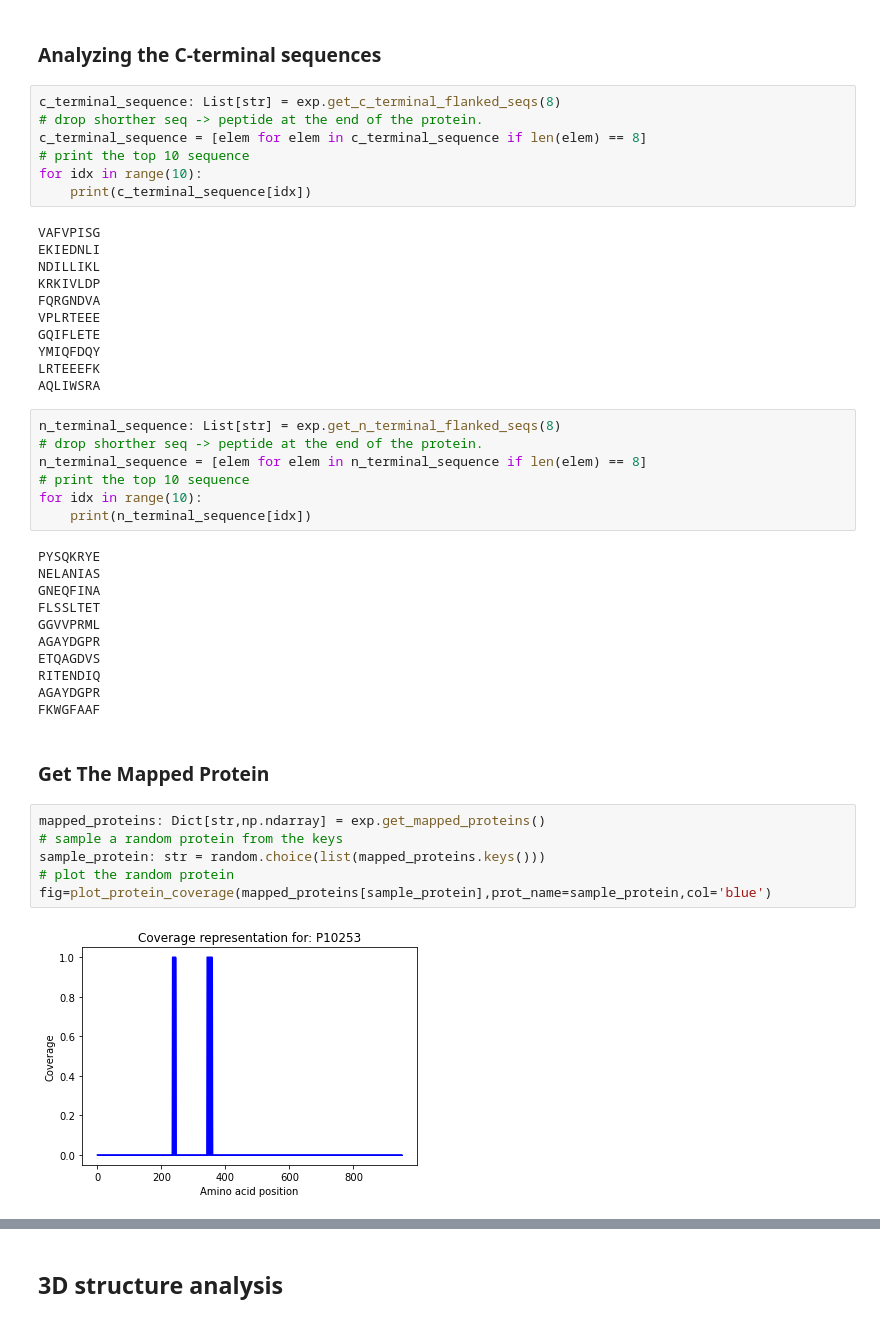
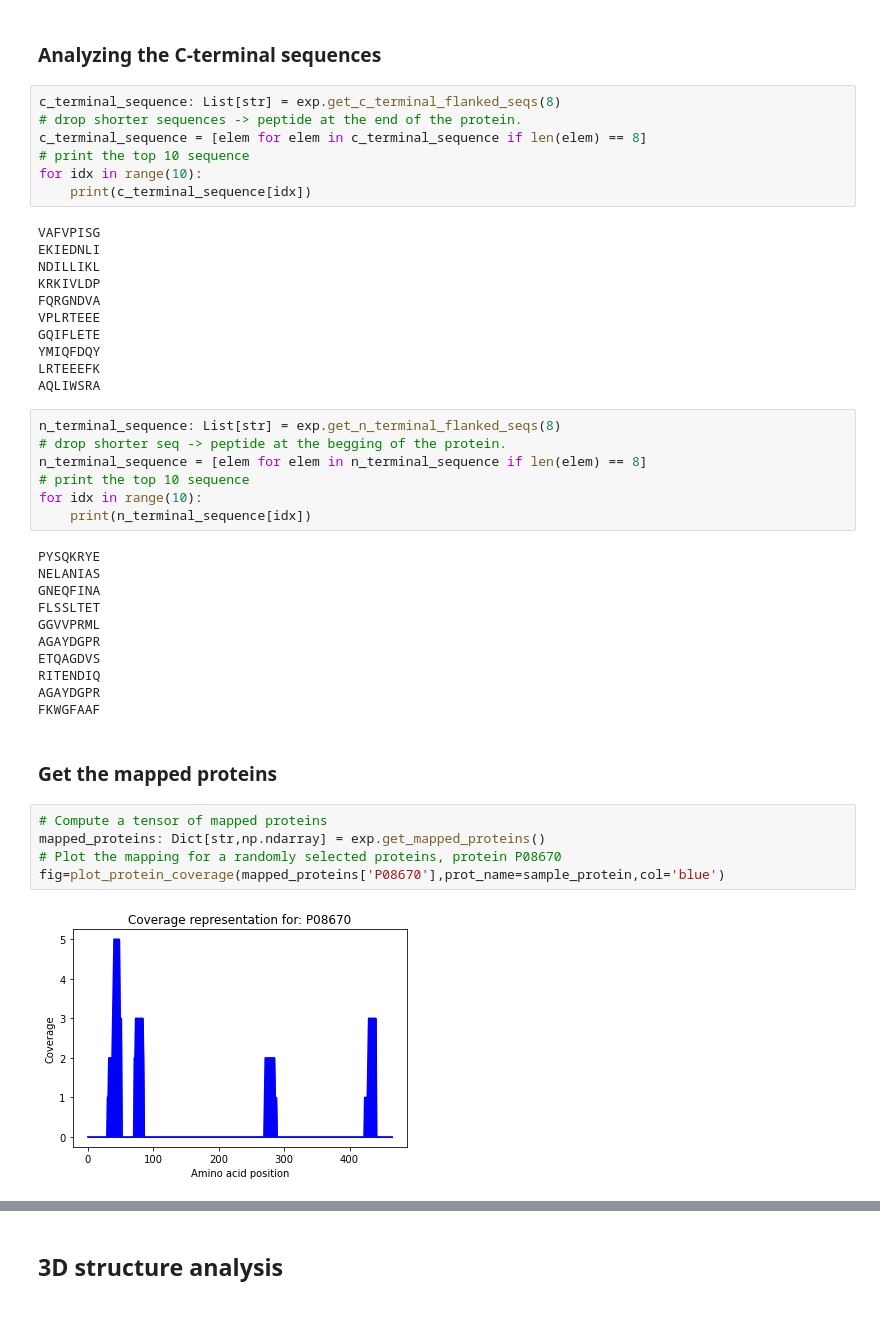
Before and after one commit to ikmb/iptoolkit, a Jupyter notebook: Tutorials/Tutorial_two_creating_an_experiment_object.ipynb, the cells around one changed output, grey strips where cells are left out. Saved outputs shown, nothing was run; the diff lists cells and outputs as text.

```diff
--- a/Tutorials/Tutorial_two_creating_an_experiment_object.ipynb
+++ b/Tutorials/Tutorial_two_creating_an_experiment_object.ipynb
@@ -259,7 +269,7 @@ write_auto_named_peptide_to_fasta(flanking_region, 'Tutorial2_flanked_regions.fa
 ### Analyzing the C-terminal sequences
 # %%
 c_terminal_sequence: List[str] = exp.get_c_terminal_flanked_seqs(8)
-# drop shorther seq -> peptide at the end of the protein.
+# drop shorter sequences -> peptide at the end of the protein.
 c_terminal_sequence = [elem for elem in c_terminal_sequence if len(elem) == 8]
 # print the top 10 sequence
 for idx in range(10):
@@ -277,7 +287,7 @@ LRTEEEFK
 AQLIWSRA
 # %%
 n_terminal_sequence: List[str] = exp.get_n_terminal_flanked_seqs(8)
-# drop shorther seq -> peptide at the end of the protein.
+# drop shorter seq -> peptide at the begging of the protein.
 n_terminal_sequence = [elem for elem in n_terminal_sequence if len(elem) == 8]
 # print the top 10 sequence
 for idx in range(10):
@@ -293,13 +303,12 @@ ETQAGDVS
 RITENDIQ
 AGAYDGPR
 FKWGFAAF
-# %% [markdown]
-### Get The Mapped Protein
+# %% [markdown]
+### Get the mapped proteins
 # %%
+# Compute a tensor of mapped proteins
 mapped_proteins: Dict[str,np.ndarray] = exp.get_mapped_proteins()
-# sample a random protein from the keys
-sample_protein: str = random.choice(list(mapped_proteins.keys()))
-# plot the random protein
-fig=plot_protein_coverage(mapped_proteins[sample_protein],prot_name=sample_protein,col='blue')
+# Plot the mapping for a randomly selected proteins, protein P08670
+fig=plot_protein_coverage(mapped_proteins['P08670'],prot_name=sample_protein,col='blue')
 # %% [output]
-[figure, old version]
+[figure, new version]
```
Also changed, not shown: parts of 26 cells of this notebook, 2 other files.
